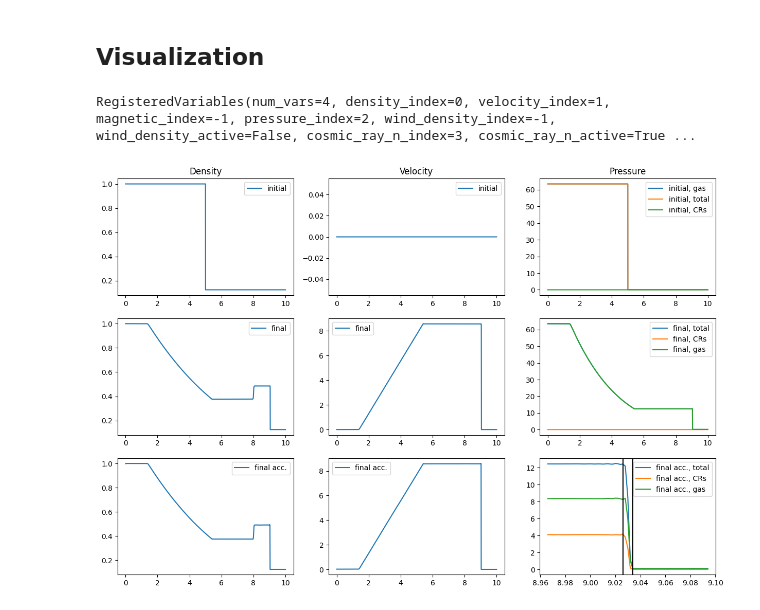
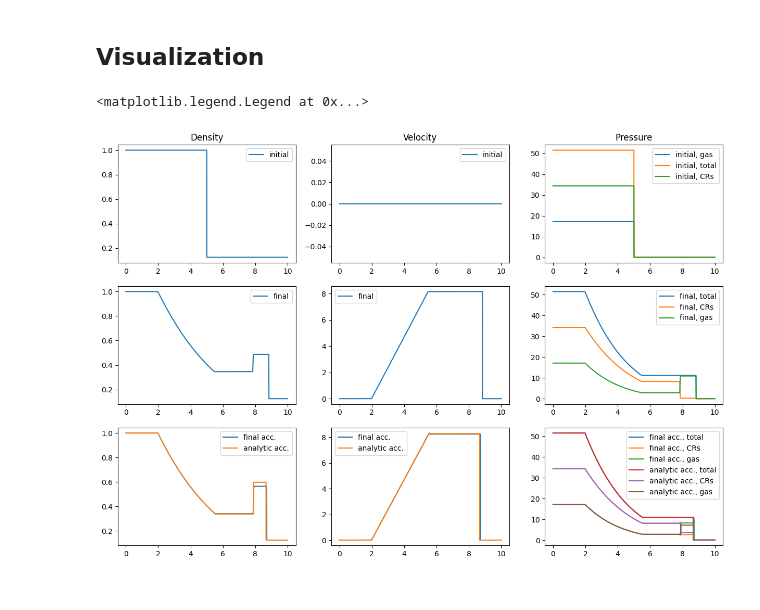
Before and after one commit to leo1200/jf1uids, a Jupyter notebook: notebooks/cosmic_rays/simple_example_cr.ipynb, the cells around one changed output. Drawn from its saved outputs; the diff is of its cells as text; code cells hidden in the pictures.

```diff
--- a/notebooks/cosmic_rays/simple_example_cr.ipynb
+++ b/notebooks/cosmic_rays/simple_example_cr.ipynb
@@ -40,7 +49,8 @@ from jf1uids._physics_modules._cosmic_rays.cosmic_ray_options import CosmicRayPa
 params = SimulationParams(
     t_end = 0.35,
     cosmic_ray_params = CosmicRayParams(
-        diffusive_shock_acceleration_efficiency = 0.5
+        diffusive_shock_acceleration_efficiency = 0.5,
+        diffusive_shock_acceleration_start_time = 0.0
     )
 )
 # %% [markdown]
@@ -55,10 +65,10 @@ shock_pos = 5.0
 r = helper_data.geometric_centers
 rho = jnp.where(r < shock_pos, 1.0, 0.125)
 u = jnp.zeros_like(r)
-p_gas = jnp.where(r < shock_pos, 63.499, 0.1)
+p_gas = jnp.where(r < shock_pos, 17.172, 0.05)
 
 # cosmic ray setup
-p_cr = jnp.where(r < shock_pos, 0.0, 0.0)
+p_cr = jnp.where(r < shock_pos, 34.344, 0.05)
 gamma_cr = 4/3
 n_cr = p_cr ** (1/gamma_cr)
 
@@ -87,0 +133,7 @@ p_gas_final = p_final - p_cr_final
+# %%
+# get the analytic solution
+from analytic_solution import get_cosmic_ray_analytic_solution
+
+x_full, rho_full, velocity_full, thermal_pressure_full, cosmic_ray_pressure_full, total_pressure_full = get_cosmic_ray_analytic_solution(
+    thermal_pressure_left = 17.172,
+)
@@ -88,7 +154,7 @@ p_gas_final = p_final - p_cr_final
 # %% [markdown]
 ## Visualization
 # %%
-from jf1uids.shock_finder.shock_finder import find_shock_zone
+from jf1uids.shock_finder.shock_finder import find_shock_zone, shock_criteria
 
 
 fig, axs = plt.subplots(3, 3, figsize=(15, 10))
@@ -103,56 +169,49 @@ axs[0, 1].plot(r, u, label='initial')
 axs[1, 1].plot(r, u_final, label='final')
 axs[0, 1].set_title('Velocity')
 axs[0, 1].legend()
 axs[1, 1].legend()
 
 axs[0, 2].plot(r, p_gas, label='initial, gas')
 axs[0, 2].plot(r, p_gas + p_cr, label='initial, total')
 axs[1, 2].plot(r, p_final, label='final, total')
 axs[0, 2].plot(r, p_cr, label='initial, CRs')
 axs[1, 2].plot(r, p_cr_final, label='final, CRs')
 axs[1, 2].plot(r, p_gas_final, label='final, gas')
 
+
 axs[0, 2].set_title('Pressure')
 axs[0, 2].legend()
 axs[1, 2].legend()
 
-config2 = config._replace(cosmic_ray_config=CosmicRayConfig(cosmic_rays=True, diffusive_shock_acceleration=True))
+axs[2, 0].plot(r, rho_final_acc, label='final acc.')
+axs[2, 0].plot(x_full, rho_full, label='analytic acc.')
 
-config2 = finalize_config(config2, initial_state.shape)
-
-final_state_acc = time_integration(initial_state, config2, params, helper_data, registered_variables)
-rho_final_acc = final_state_acc[registered_variables.density_index]
-u_final_acc = final_state_acc[registered_variables.velocity_index]
-p_final_acc = final_state_acc[registered_variables.pressure_index]
-n_cr_final_acc = final_state_acc[registered_variables.cosmic_ray_n_index]
-p_cr_final_acc = n_cr_final_acc ** gamma_cr
-p_gas_final_acc = p_final_acc - p_cr_final_acc
-
-axs[2, 0].plot(r, rho_final_acc, label='final acc.')
 
 axs[2, 1].plot(r, u_final_acc, label='final acc.')
+axs[2, 1].plot(x_full, velocity_full, label='analytic acc.')
 
-_, left_idx, right_idx = find_shock_zone(final_state_acc[registered_variables.pressure_index], final_state_acc[registered_variables.velocity_index])
+_, left_idx, right_idx = find_shock_zone(final_state_acc, registered_variables)
 a = r[left_idx] - 0.06
 b = r[right_idx] + 0.06
 
-axs[2, 2].plot(r[(r > a) & (r < b)], p_final_acc[(r > a) & (r < b)], label='final acc., total')
-axs[2, 2].plot(r[(r > a) & (r < b)], p_cr_final_acc[(r > a) & (r < b)], label='final acc., CRs')
-axs[2, 2].plot(r[(r > a) & (r < b)], p_gas_final_acc[(r > a) & (r < b)], label='final acc., gas')
+# axs[2, 2].plot(r[(r > a) & (r < b)], p_final_acc[(r > a) & (r < b)], label='final acc., total')
+# axs[2, 2].plot(r[(r > a) & (r < b)], p_cr_final_acc[(r > a) & (r < b)], label='final acc., CRs')
+# axs[2, 2].plot(r[(r > a) & (r < b)], p_gas_final_acc[(r > a) & (r < b)], label='final acc., gas')
 
-# axs[2, 2].plot(r, p_final_acc, label='final acc., total')
-# axs[2, 2].plot(r, p_cr_final_acc, label='final acc., CRs')
-# axs[2, 2].plot(r, p_gas_final_acc, label='final acc., gas')
+axs[2, 2].plot(r, p_final_acc, label='final acc., total')
+axs[2, 2].plot(r, p_cr_final_acc, label='final acc., CRs')
+axs[2, 2].plot(r, p_gas_final_acc, label='final acc., gas')
+axs[2, 2].plot(x_full, total_pressure_full, label='analytic acc., total')
+axs[2, 2].plot(x_full, cosmic_ray_pressure_full, label='analytic acc., CRs')
+axs[2, 2].plot(x_full, thermal_pressure_full, label='analytic acc., gas')
 
-_, left_idx, right_idx = find_shock_zone(final_state_acc[registered_variables.pressure_index], final_state_acc[registered_variables.velocity_index])
-axs[2, 2].axvline(r[left_idx], color='black')
-axs[2, 2].axvline(r[right_idx], color='black')
+# _, left_idx, right_idx = find_shock_zone(final_state_acc[registered_variables.pressure_index], final_state_acc[registered_variables.velocity_index])
+# axs[2, 2].axvline(r[left_idx], color='black')
+# axs[2, 2].axvline(r[right_idx], color='black')
 
 axs[2, 0].legend()
 axs[2, 1].legend()
 axs[2, 2].legend()
-
-print(registered_variables)
 # %% [output]
-RegisteredVariables(num_vars=4, density_index=0, velocity_index=1, magnetic_index=-1, pressure_index=2, wind_density_index=-1, wind_density_active=False, cosmic_ray_n_index=3, cosmic_ray_n_active=True ...
+<matplotlib.legend.Legend at 0x...>
-[figure, old version]
+[figure, new version]
```
Also changed, not shown: parts of 9 cells of this notebook, 10 other files.
